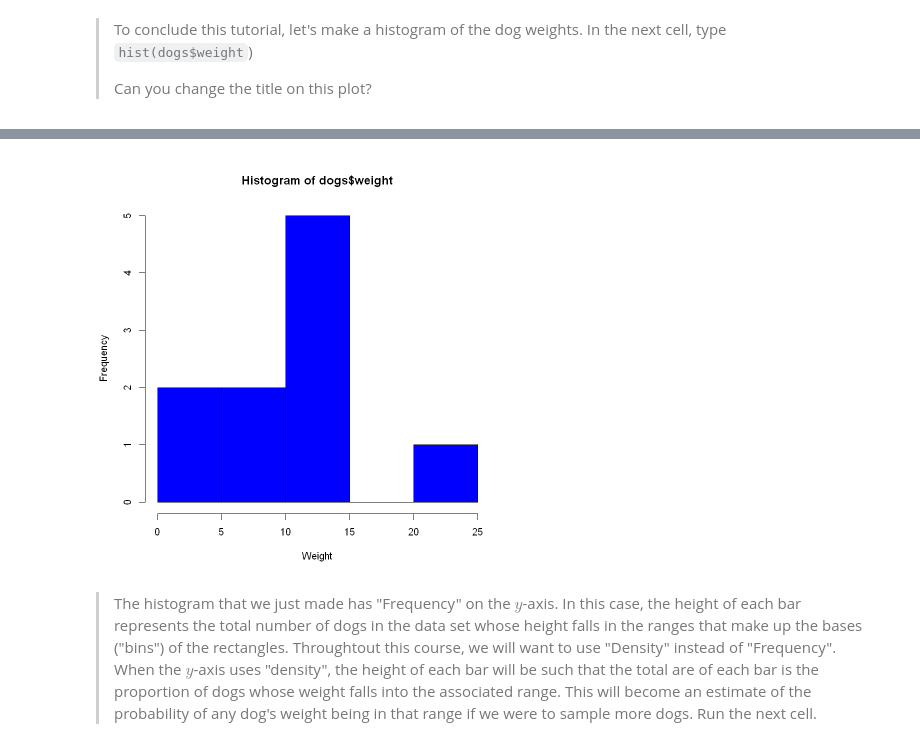
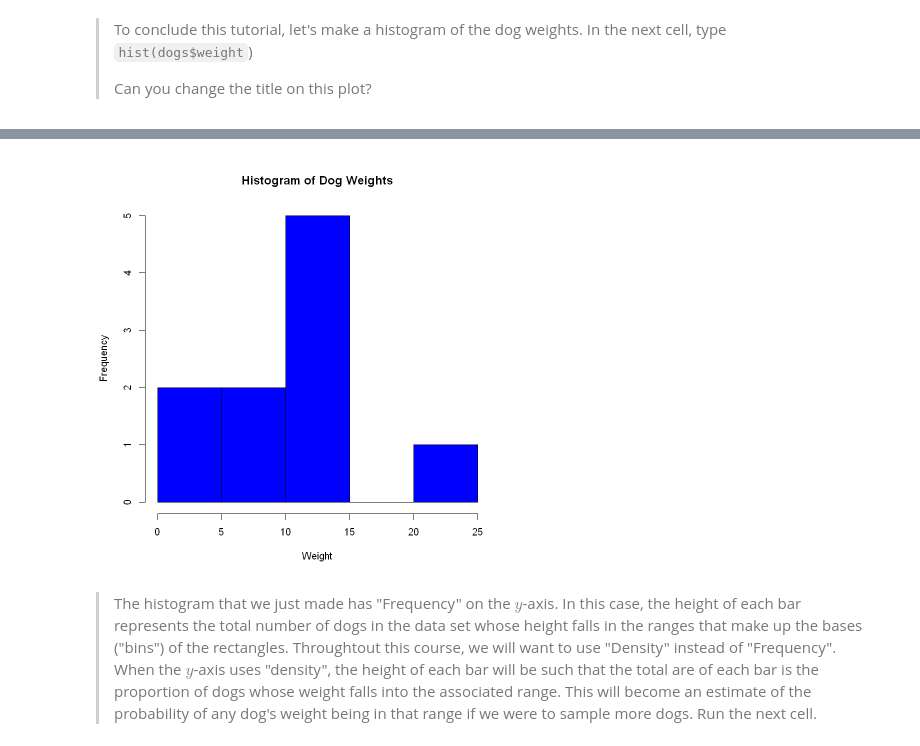
Before and after one commit to gareytwin1/probability-theory, a Jupyter notebook: Week_1/Intro-to-notebooks-and-R.ipynb, the cells around one changed output, grey strips where cells are left out. Drawn from its saved outputs; the diff is of its cells as text; code cells hidden in the pictures.

```diff
--- a/Week_1/Intro-to-notebooks-and-R.ipynb
+++ b/Week_1/Intro-to-notebooks-and-R.ipynb
@@ -669,5 +669,5 @@ Think about what this line is doing!
 Can you change the title on this plot?
 </blockquote>
 # %%
-hist(dogs$weight,title="Histogram of Dog Weights",xlab="Weight",ylab="Frequency",col="blue")
+hist(dogs$weight,main="Histogram of Dog Weights",xlab="Weight",ylab="Frequency",col="blue")
 # %% [output]
@@ -682,4 +674,4 @@ Warning message in axis(2, at = yt, ...):
-[figure, old version]
+[figure, new version]
 # %% [markdown]
 <blockquote>The histogram that we just made has "Frequency" on the $y$-axis. In this case, the height of each bar represents the total number of dogs in the data set whose height falls in the ranges that make up the bases ("bins") of the rectangles. Throughtout this course, we will want to use "Density" instead of "Frequency". When the $y$-axis uses "density", the height of each bar will be such that the total are of each bar is the proportion of dogs whose weight falls into the associated range. This will become an estimate of the probability of any dog's weight being in that range if we were to sample more dogs. Run the next cell. </blockquote>
 # %%
```
Also changed, not shown: parts of 1 cell of this notebook.
